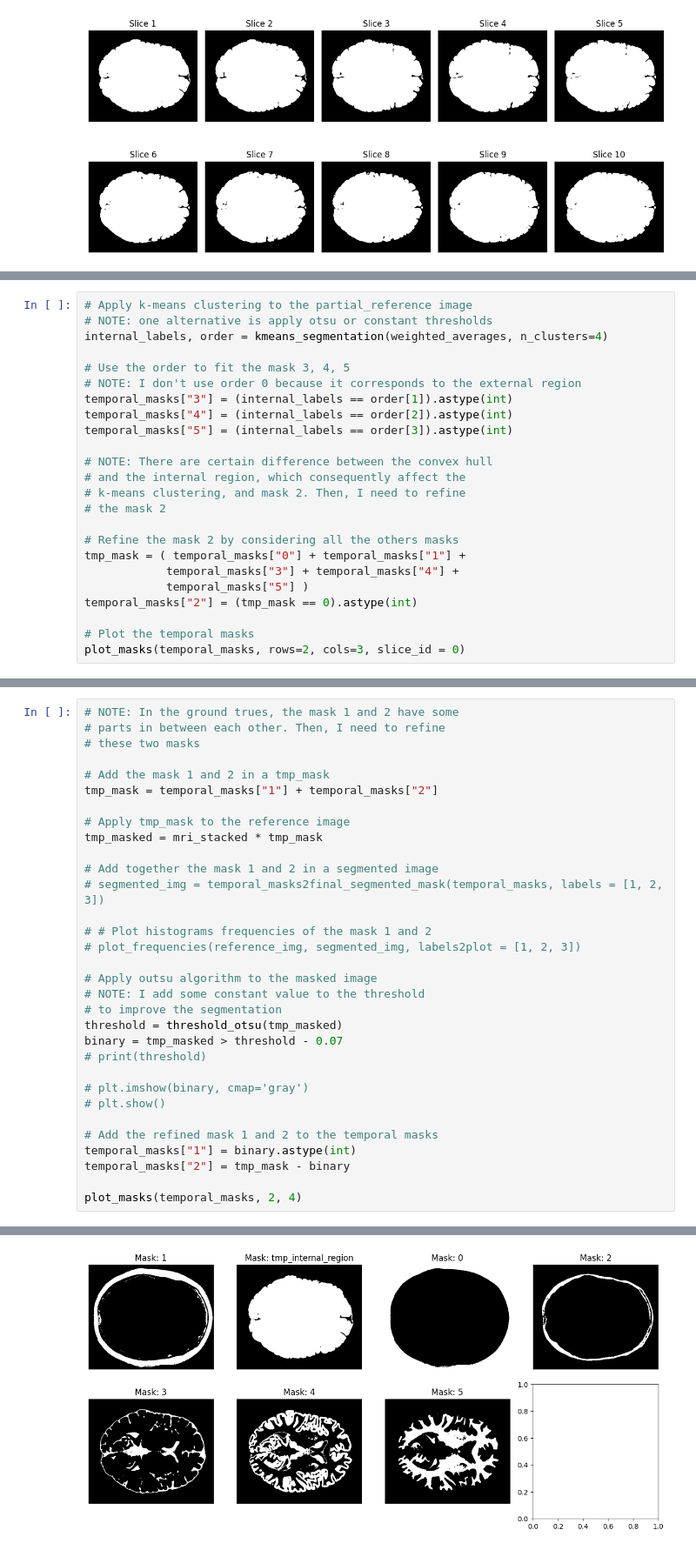
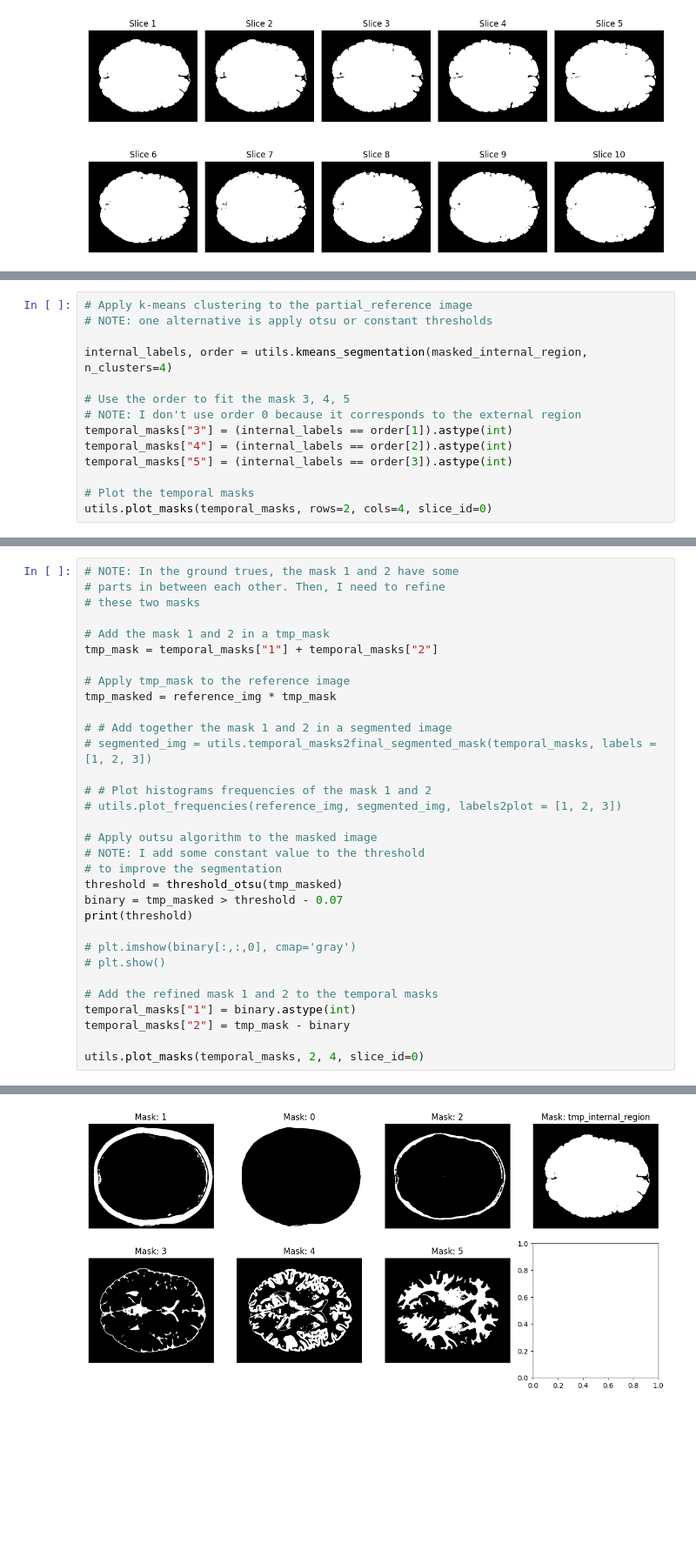
Before and after one commit to ZosoV/mri_segmentation, a Jupyter notebook: 3d_experiment_03.ipynb, the cells around one changed output, grey strips where cells are left out. Shown at 87% size. Drawn from its saved outputs; the diff is of its cells as text; blank space fills up the shorter version.

```diff
--- a/3d_experiment_03.ipynb
+++ b/3d_experiment_03.ipynb
@@ -450,7 +238,8 @@ for i in range(0, 10, 3):
 # %%
 # Apply k-means clustering to the partial_reference image
 # NOTE: one alternative is apply otsu or constant thresholds
-internal_labels, order = kmeans_segmentation(weighted_averages, n_clusters=4)
+
+internal_labels, order = utils.kmeans_segmentation(masked_internal_region, n_clusters=4)
 
 # Use the order to fit the mask 3, 4, 5
 # NOTE: I don't use order 0 because it corresponds to the external region
@@ -458,17 +247,6 @@ temporal_masks["3"] = (internal_labels == order[1]).astype(int)
 temporal_masks["4"] = (internal_labels == order[2]).astype(int)
 temporal_masks["5"] = (internal_labels == order[3]).astype(int)
 
-# NOTE: There are certain difference between the convex hull
-# and the internal region, which consequently affect the
-# k-means clustering, and mask 2. Then, I need to refine
-# the mask 2
-
-# Refine the mask 2 by considering all the others masks
-tmp_mask = ( temporal_masks["0"] + temporal_masks["1"] +
-            temporal_masks["3"] + temporal_masks["4"] +
-            temporal_masks["5"] )
-temporal_masks["2"] = (tmp_mask == 0).astype(int)
-
 # Plot the temporal masks
-plot_masks(temporal_masks, rows=2, cols=3, slice_id = 0)
+utils.plot_masks(temporal_masks, rows=2, cols=4, slice_id=0)
 # %% [output]
@@ -482,27 +276,27 @@ plot_masks(temporal_masks, rows=2, cols=3, slice_id = 0)
 tmp_mask = temporal_masks["1"] + temporal_masks["2"]
 
 # Apply tmp_mask to the reference image
-tmp_masked = mri_stacked * tmp_mask
+tmp_masked = reference_img * tmp_mask
 
-# Add together the mask 1 and 2 in a segmented image
-# segmented_img = temporal_masks2final_segmented_mask(temporal_masks, labels = [1, 2, 3])
+# # Add together the mask 1 and 2 in a segmented image
+# segmented_img = utils.temporal_masks2final_segmented_mask(temporal_masks, labels = [1, 2, 3])
 
 # # Plot histograms frequencies of the mask 1 and 2
-# plot_frequencies(reference_img, segmented_img, labels2plot = [1, 2, 3])
+# utils.plot_frequencies(reference_img, segmented_img, labels2plot = [1, 2, 3])
 
 # Apply outsu algorithm to the masked image
 # NOTE: I add some constant value to the threshold
 # to improve the segmentation
 threshold = threshold_otsu(tmp_masked)
 binary = tmp_masked > threshold - 0.07
-# print(threshold)
+print(threshold)
 
-# plt.imshow(binary, cmap='gray')
+# plt.imshow(binary[:,:,0], cmap='gray')
 # plt.show()
 
 # Add the refined mask 1 and 2 to the temporal masks
 temporal_masks["1"] = binary.astype(int)
 temporal_masks["2"] = tmp_mask - binary
 
-plot_masks(temporal_masks, 2, 4)
+utils.plot_masks(temporal_masks, 2, 4, slice_id=0)
 # %% [output]
@@ -509 +304 @@ plot_masks(temporal_masks, 2, 4)
-[figure, old version]
+[figure, new version]
```
Also changed, not shown: parts of 39 cells of this notebook, 7 other files.
